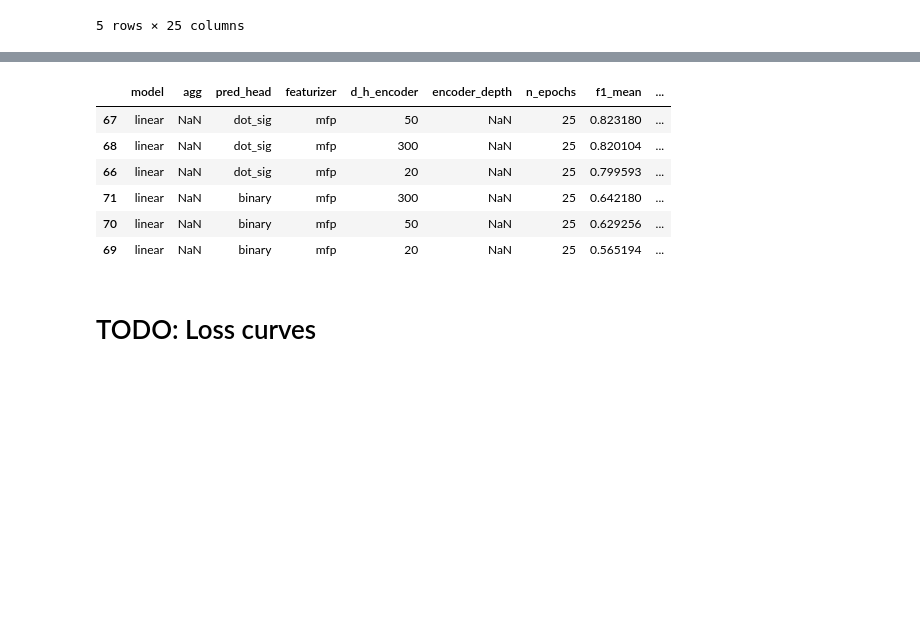
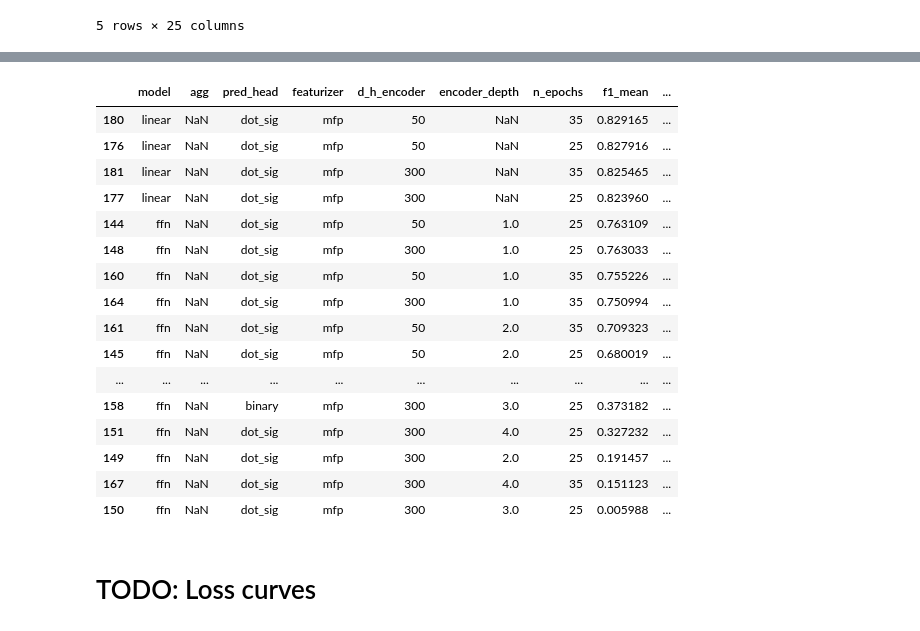
Before and after one commit to stefanpate/rcgnn, a Jupyter notebook: notebooks/rc_gnn_sprhea_figs.ipynb, the cells around one changed output, grey strips where cells are left out. Saved outputs shown, nothing was run; the diff lists cells and outputs as text; code cells hidden in the pictures; blank space fills up the shorter version.

Commit message:
Trained non-attention gnns and mfp benchmark models in v3 sprhea no subunits

```diff
--- a/notebooks/rc_gnn_sprhea_figs.ipynb
+++ b/notebooks/rc_gnn_sprhea_figs.ipynb
@@ -52,5 +76,29 @@ exp.head()
 # %%
-display_res = exp[['model', 'agg', 'pred_head', 'featurizer', 'd_h_encoder', 'encoder_depth', 'n_epochs', 'f1_mean', 'precision_mean', 'recall_mean', 'accuracy_mean', 'f1_sem', 'precision_sem', 'recall_sem', 'accuracy_sem']]
-display_res.sort_values(by=['f1_mean'], ascending=False).head(100)
+# Filter, sort, order cols for display
+
+filter_by_toc = (exp['toc'] == 'v3_folded_pt_ns')
+filter_by_task = (exp['split_strategy'] == 'homology') & (exp['split_sim_threshold'] == 0.8)
+cols_to_display = [
+    # 'toc',
+    'model',
+    'agg',
+    'pred_head',
+    'featurizer',
+    'd_h_encoder',
+    'encoder_depth',
+    'n_epochs',
+    'f1_mean',
+    'precision_mean',
+    'recall_mean',
+    'accuracy_mean',
+    'f1_sem',
+    'precision_sem',
+    'recall_sem',
+    'accuracy_sem'
+]
+sortby = ['f1_mean']
+
+display_res = exp.loc[filter_by_toc & filter_by_task, cols_to_display]
+display_res.sort_values(by=sortby, ascending=False).head(20)
 # %% [output]
 |  | model | agg | pred_head | featurizer | d_h_encoder | encoder_depth | n_epochs | f1_mean | ... |
@@ -91,0 +121,8 @@ display_res.loc[selector].sort_values(by=['f1_mean'], ascending=False)
+# %%
+# Display all w/in MOE of best
+
+best = 87
+metric = 'f1'
+metric_mean, metric_sem = f"{metric}_mean", f"{metric}_sem"
+filter_by_performance = (display_res.loc[best, metric_mean] - display_res[metric_mean] < display_res.loc[best, metric_sem])
+display_res.loc[filter_by_performance].sort_values(by=[metric_mean], ascending=False)
@@ -92,14 +161,25 @@ display_res.loc[selector].sort_values(by=['f1_mean'], ascending=False)
 # %%
-selector = (display_res['model'] == 'linear')
-display_res.loc[selector].sort_values(by=['f1_mean'], ascending=False)
+# Non-GNN benchmarks
+filter_non_gnn = (display_res['model'] == 'ffn') | (display_res['model'] == 'linear')
+display_res.loc[filter_non_gnn].sort_values(by=[metric_mean], ascending=False)
 # %% [output]
 |  | model | agg | pred_head | featurizer | d_h_encoder | encoder_depth | n_epochs | f1_mean | ... |
-| 67 | linear | NaN | dot_sig | mfp | 50 | NaN | 25 | 0.823180 | ... |
-| 68 | linear | NaN | dot_sig | mfp | 300 | NaN | 25 | 0.820104 | ... |
-| 66 | linear | NaN | dot_sig | mfp | 20 | NaN | 25 | 0.799593 | ... |
-| 71 | linear | NaN | binary | mfp | 300 | NaN | 25 | 0.642180 | ... |
-| 70 | linear | NaN | binary | mfp | 50 | NaN | 25 | 0.629256 | ... |
-| 69 | linear | NaN | binary | mfp | 20 | NaN | 25 | 0.565194 | ... |
+| 180 | linear | NaN | dot_sig | mfp | 50 | NaN | 35 | 0.829165 | ... |
+| 176 | linear | NaN | dot_sig | mfp | 50 | NaN | 25 | 0.827916 | ... |
+| 181 | linear | NaN | dot_sig | mfp | 300 | NaN | 35 | 0.825465 | ... |
+| 177 | linear | NaN | dot_sig | mfp | 300 | NaN | 25 | 0.823960 | ... |
+| 144 | ffn | NaN | dot_sig | mfp | 50 | 1.0 | 25 | 0.763109 | ... |
+| 148 | ffn | NaN | dot_sig | mfp | 300 | 1.0 | 25 | 0.763033 | ... |
+| 160 | ffn | NaN | dot_sig | mfp | 50 | 1.0 | 35 | 0.755226 | ... |
+| 164 | ffn | NaN | dot_sig | mfp | 300 | 1.0 | 35 | 0.750994 | ... |
+| 161 | ffn | NaN | dot_sig | mfp | 50 | 2.0 | 35 | 0.709323 | ... |
+| 145 | ffn | NaN | dot_sig | mfp | 50 | 2.0 | 25 | 0.680019 | ... |
+| ... | ... | ... | ... | ... | ... | ... | ... | ... | ... |
+| 158 | ffn | NaN | binary | mfp | 300 | 3.0 | 25 | 0.373182 | ... |
+| 151 | ffn | NaN | dot_sig | mfp | 300 | 4.0 | 25 | 0.327232 | ... |
+| 149 | ffn | NaN | dot_sig | mfp | 300 | 2.0 | 25 | 0.191457 | ... |
+| 167 | ffn | NaN | dot_sig | mfp | 300 | 4.0 | 35 | 0.151123 | ... |
+| 150 | ffn | NaN | dot_sig | mfp | 300 | 3.0 | 25 | 0.005988 | ... |
 # %% [markdown]
 # TODO: Loss curves
 # %%
```
Also changed, not shown: parts of 9 cells of this notebook, 6 other files.
